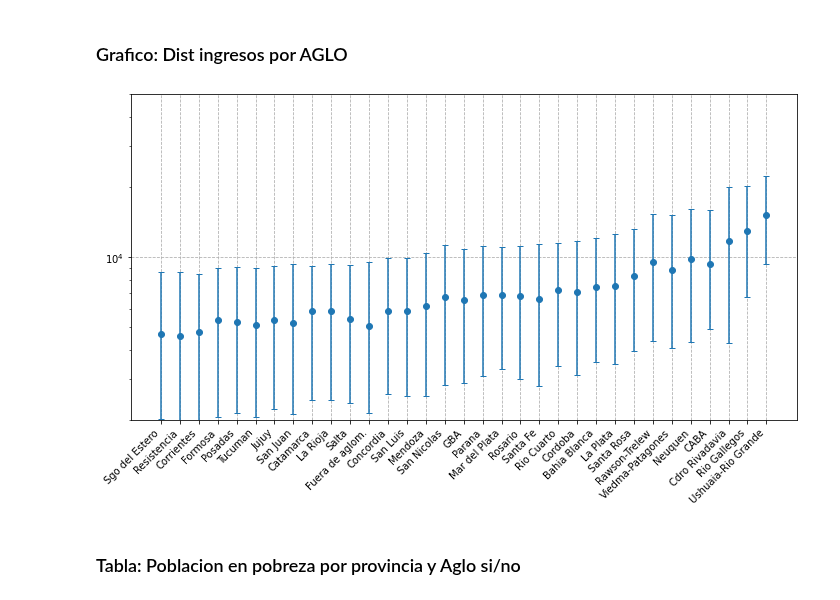
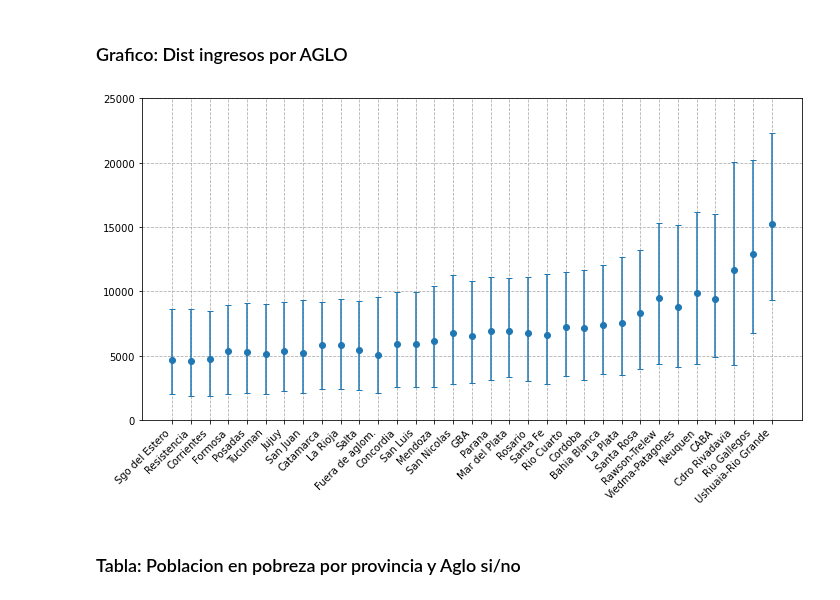
Before and after one commit to matuteiglesias/indice-pobreza-UBA, a Jupyter notebook: notebooks/09 - Exploracion de indicadores sinteticos - V2.ipynb, the cells around one changed output. Saved outputs shown, nothing was run; the diff lists cells and outputs as text; code cells hidden in the pictures.

```diff
--- a/notebooks/09 - Exploracion de indicadores sinteticos - V2.ipynb
+++ b/notebooks/09 - Exploracion de indicadores sinteticos - V2.ipynb
@@ -180,36 +180,36 @@ nAGLOS = ingresos['AGLOMERADO'].nunique()
 x = range(nAGLOS)
 
 
 y = data['median']
 
 # creating error
 y_errormin = data['median'] - data['q25']
 y_errormax = data['q75'] - data['median']
 
 x_error = 0
 y_error =[y_errormin, y_errormax]
 
 # plotting graph
 # plt.plot(x, y)
 fig, ax = plt.subplots(1, figsize = (10, 6))
 plt.errorbar(x, y, capsize = 3,
              yerr = y_error,
              xerr = x_error,
              fmt ='o')
 
-ax.set_yticks(np.arange(2e3, 5e4, 2e3));
+ax.set_yticks(np.arange(0, 3e4, 5e3));
 ax.set_xticks(range(nAGLOS))
 ax.set_xticklabels(data.index.values)
 
-plt.yscale('log'); plt.ylim(2e3, 5e4)
+# plt.yscale('log'); plt.ylim(2e3, 5e4)
 
 plt.xticks(rotation=45, ha='right')
 plt.tight_layout()
 plt.grid(True, linestyle = '--')
 plt.savefig('./example_fig.png')
 plt.show()
 # %% [output]
-[figure, old version]
+[figure, new version]
 # %% [markdown]
 ### Tabla: Poblacion en pobreza por provincia y Aglo si/no
 # %%
```
Also changed, not shown: parts of 2 cells of this notebook, 5 other files.
